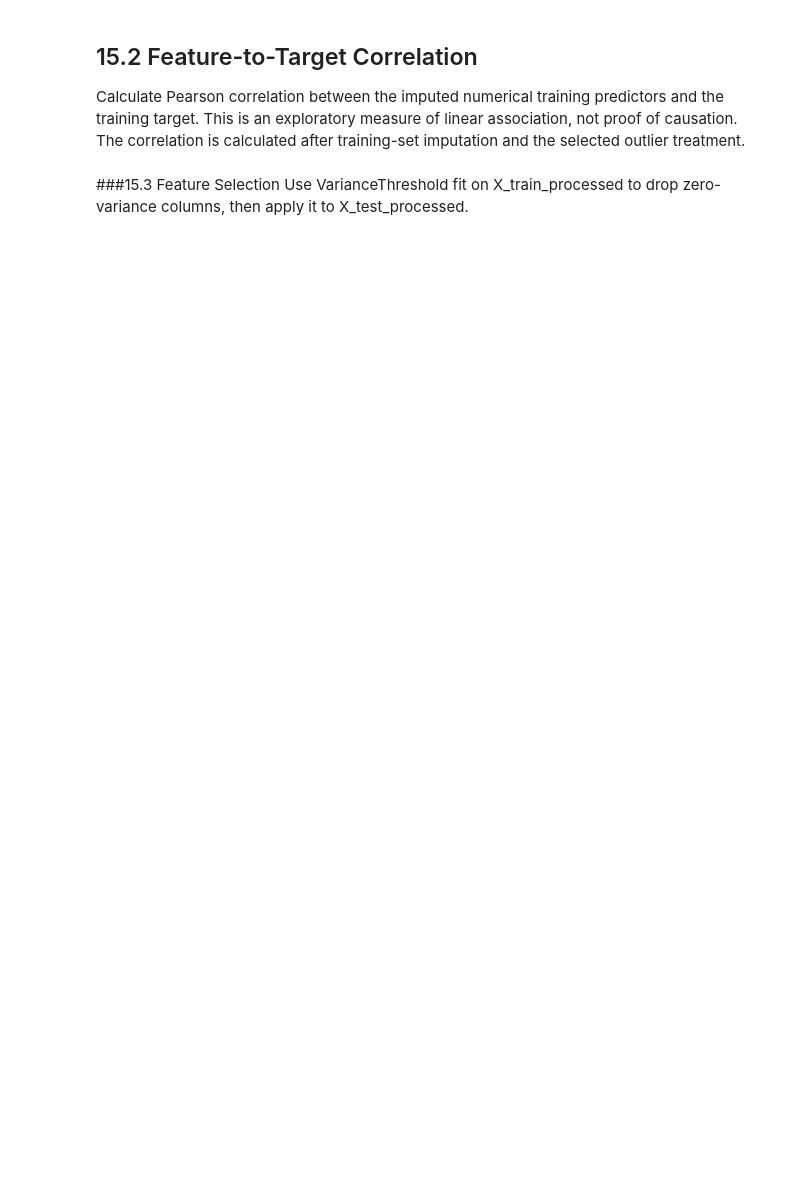
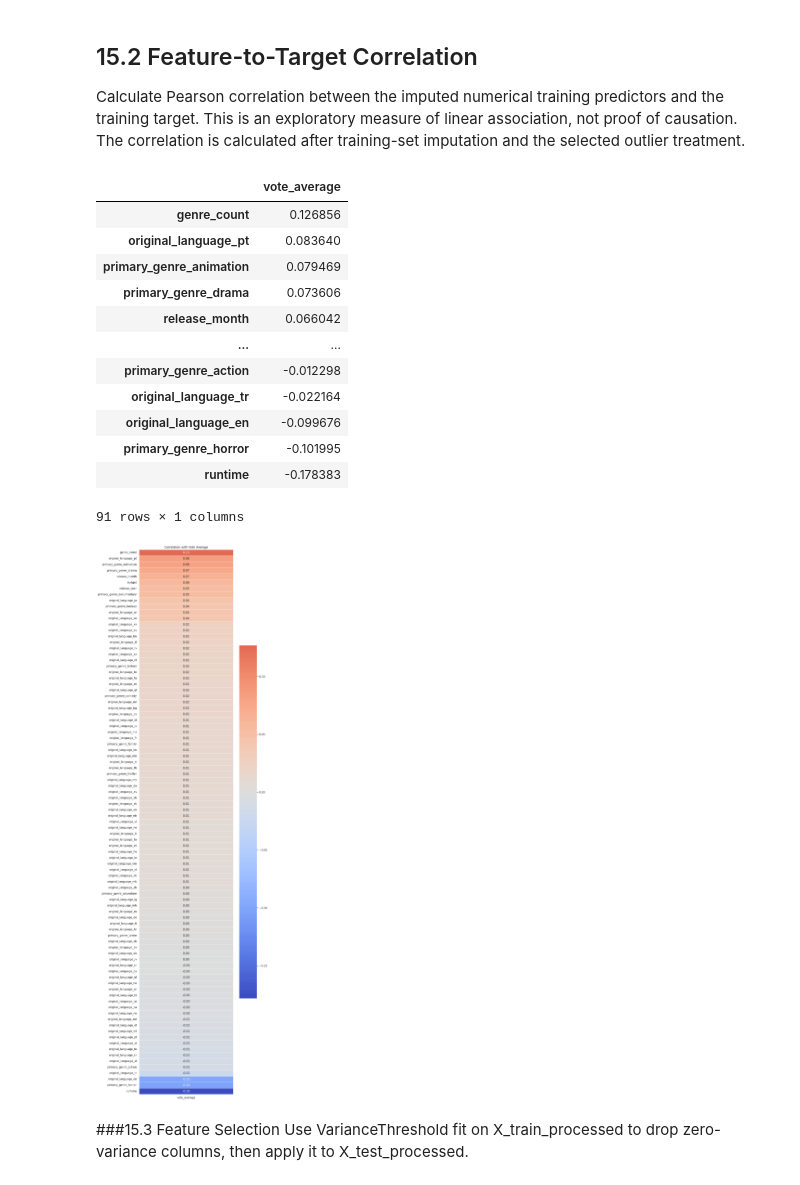
Before and after one commit to alameenShameer/Horror_Movie_EDA_Preprocessing, a Jupyter notebook: Horror_Movie_EDA_Preprocessing_Updated.ipynb, the cells around one changed output. Saved outputs shown, nothing was run; the diff lists cells and outputs as text; code cells hidden in the pictures; blank space fills up the shorter version.

```diff
--- a/Horror_Movie_EDA_Preprocessing_Updated.ipynb
+++ b/Horror_Movie_EDA_Preprocessing_Updated.ipynb
@@ -647,27 +955,42 @@ assert y_train.le(10).all()
 
 Calculate Pearson correlation between the imputed numerical training predictors and the training target. This is an exploratory measure of linear association, not proof of causation. The correlation is calculated after training-set imputation and the selected outlier treatment.
 # %%
-# Correlation of numerical training features with the regression target
+# Correlation of features with the regression target
 corr_target = (
-    X_train_num.corrwith(y_train)
+    X_train_processed.corrwith(y_train)
     .sort_values(ascending=False)
     .to_frame(name=TARGET_COLUMN)
 )
 
 display(corr_target)
 
 plt.figure(figsize=(10, max(6, 0.35 * len(corr_target))))
 sns.heatmap(
     corr_target,
     annot=True,
     fmt=".2f",
     cmap="coolwarm",
     center=0,
     linewidths=0.5
 )
-plt.title("Numerical Feature Correlation with Vote Average")
+plt.title("Correlation with Vote Average")
 plt.tight_layout()
 plt.show()
+# %% [output]
+|  | vote_average |
+| genre_count | 0.126856 |
+| original_language_pt | 0.083640 |
+| primary_genre_animation | 0.079469 |
+| primary_genre_drama | 0.073606 |
+| release_month | 0.066042 |
+| ... | ... |
+| primary_genre_action | -0.012298 |
+| original_language_tr | -0.022164 |
+| original_language_en | -0.099676 |
+| primary_genre_horror | -0.101995 |
+| runtime | -0.178383 |
+91 rows × 1 columns
+[figure, added]
 # %% [markdown]
 ###15.3 Feature Selection
 Use VarianceThreshold fit on X_train_processed to drop zero-variance columns, then apply it to X_test_processed.
```
Also changed, not shown: parts of 25 cells of this notebook.
